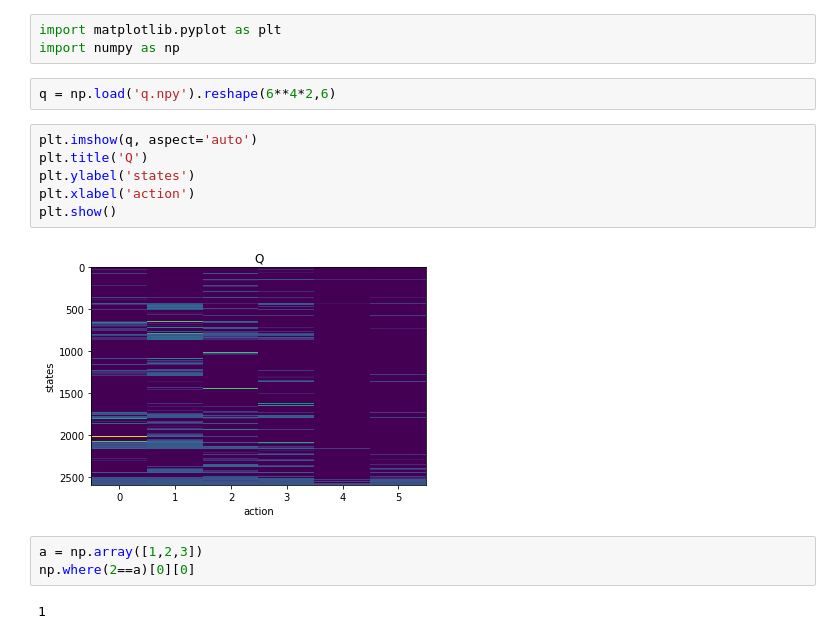
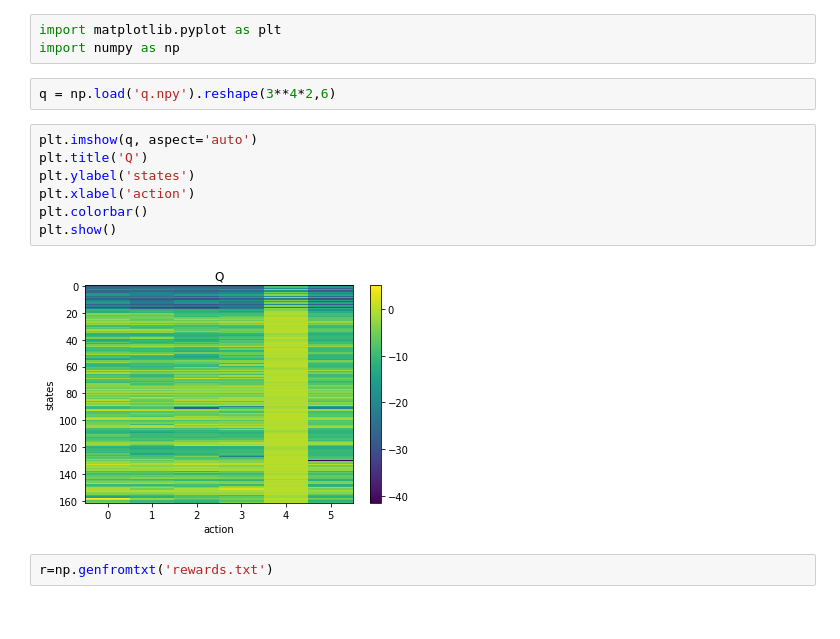
Before and after one commit to AaronDavidSchneider/bomberman_RA, a Jupyter notebook: agent_code/our_agent/q-Analysis.ipynb, the cells around one changed output. Saved outputs shown, nothing was run; the diff lists cells and outputs as text.

```diff
--- a/agent_code/our_agent/q-Analysis.ipynb
+++ b/agent_code/our_agent/q-Analysis.ipynb
@@ -2,17 +2,15 @@
 import matplotlib.pyplot as plt
 import numpy as np
 # %%
-q = np.load('q.npy').reshape(6**4*2,6)
+q = np.load('q.npy').reshape(3**4*2,6)
 # %%
 plt.imshow(q, aspect='auto')
 plt.title('Q')
 plt.ylabel('states')
 plt.xlabel('action')
+plt.colorbar()
 plt.show()
 # %% [output]
-[figure, old version]
+[figure, new version]
-# %%
-a = np.array([1,2,3])
-np.where(2==a)[0][0]
-# %% [output]
-1
+# %%
+r=np.genfromtxt('rewards.txt')
```
Also changed, not shown: parts of 1 cell of this notebook, 5 other files.
